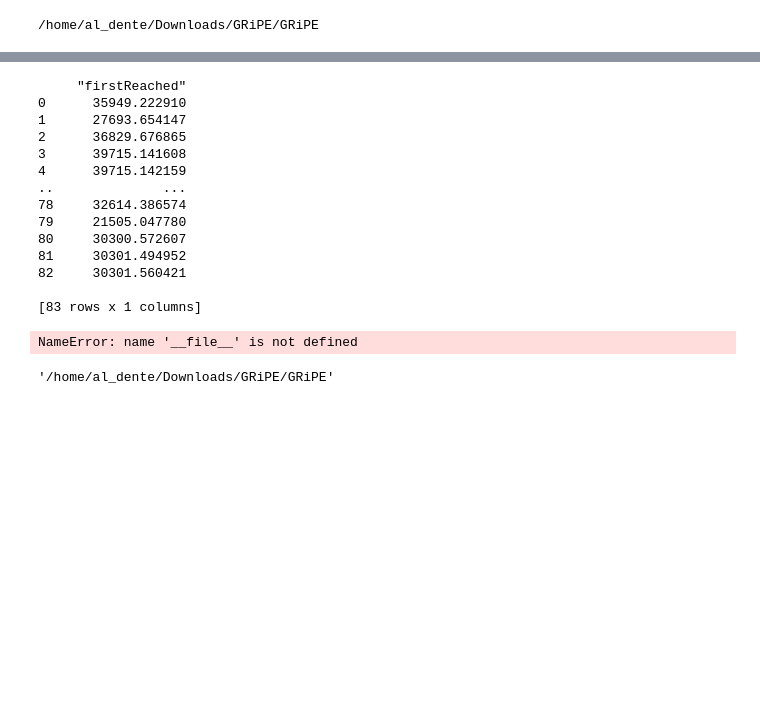
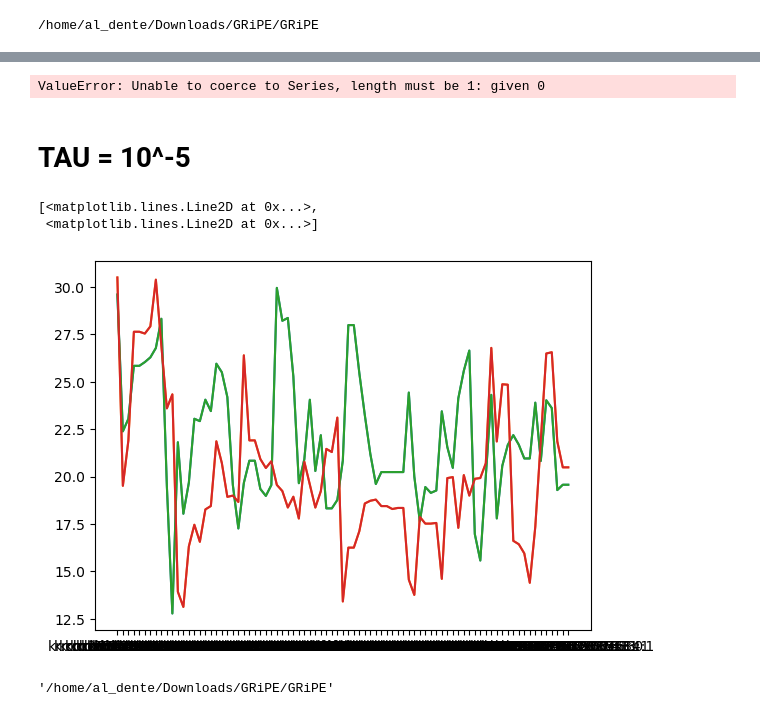
Before and after one commit to AlDente-Noo/GRiPE, a Jupyter notebook: first_reach.ipynb, the cells around one changed output, grey strips where cells are left out. Saved outputs shown, nothing was run; the diff lists cells and outputs as text; code cells hidden in the pictures; blank space fills up the shorter version.

```diff
--- a/first_reach.ipynb
+++ b/first_reach.ipynb
@@ -24,8 +26,8 @@ for i in range(4):
 # %%
-path = 'results_example/results_tau_0/first_reach' #drosoph_kr_target_site_17327921414096926401.csv len is 47
-#print(len(path))
-avrg_first_reach = []
+#path = 'results_example/results_tau_not_0/first_reach/only_tstaunot0'
+path = os.path.join('results_example', 'results_tau_0', 'first_reach', 'only_target_sites')
+first_reach_list = []
 with os.scandir(path) as it:
     for entry in it:
-        if entry.name.endswith(".csv") and entry.is_file() and str(entry).find("target_site")!=-1 and len(str(entry)) < 67:
+        if entry.name.endswith(".csv") and entry.is_file() and str(entry).find("target_site")!=-1 and str(entry).find("target_site_follow"):
             avrg_first_reach.append(pd.read_csv(entry.path,sep=',', usecols = [1]))
@@ -32,28 +50,32 @@ with os.scandir(path) as it:
 # %%
 #print(len(avrg_first_reach))
+tmp_vector = [0]
 for i in avrg_first_reach:
-    avrg_first_reach[0]+=i
-res_vector = avrg_first_reach[0]
-print(avrg_first_reach[0]/len(avrg_first_reach))
+    #print(tmp_vector)
+    tmp_vector += i
+res_vector = tmp_vector/len(avrg_first_reach)
+print(res_vector)
 # %% [output]
-     "firstReached"
-0      35949.222910
-1      27693.654147
-2      36829.676865
-3      39715.141608
-4      39715.142159
-..              ...
-78     32614.386574
-79     21505.047780
-80     30300.572607
-81     30301.494952
-82     30301.560421
-
-[83 rows x 1 columns]
+ValueError: Unable to coerce to Series, length must be 1: given 0
-# %%
-str(pathlib.Path(__file__).parent.resolve())
-# %% [output]
-NameError: name '__file__' is not defined
+# %%
+res_vector_tau_not0 = tmp_vector/len(avrg_first_reach)
+# %% [markdown]
+# TAU = 10^-5
+# %%
+sites_loc = pd.read_csv('results_example/results_tau_0/first_reach/drosoph_kr_target_site_12420269239604022068.csv',
+sep = ',',usecols=[0])
+#print(sites_loc)
+#print(res_vector)
+#DataFrame = pd.DataFrame(sites_loc,res_vector_df)
+#print(hash(sites_loc))
+plt.plot(sites_loc.targetSite.to_numpy(), res_vector[" \"firstReached\""].to_numpy(),
+         sites_loc.targetSite.to_numpy(), res_vector_tau_not0[" \"firstReached\""].to_numpy())
+plt.plot(sites_loc.targetSite.to_numpy(), res_vector[" \"firstReached\""].to_numpy(),
+         sites_loc.targetSite.to_numpy(), res_vector_tau_not0[" \"firstReached\""].to_numpy())
+# %% [output]
+[<matplotlib.lines.Line2D at 0x...>,
+ <matplotlib.lines.Line2D at 0x...>]
+[figure, added]
 # %%
 PROJ_DIR
 # %% [output]
```
Also changed, not shown: parts of 2 cells of this notebook, 3 other files.
